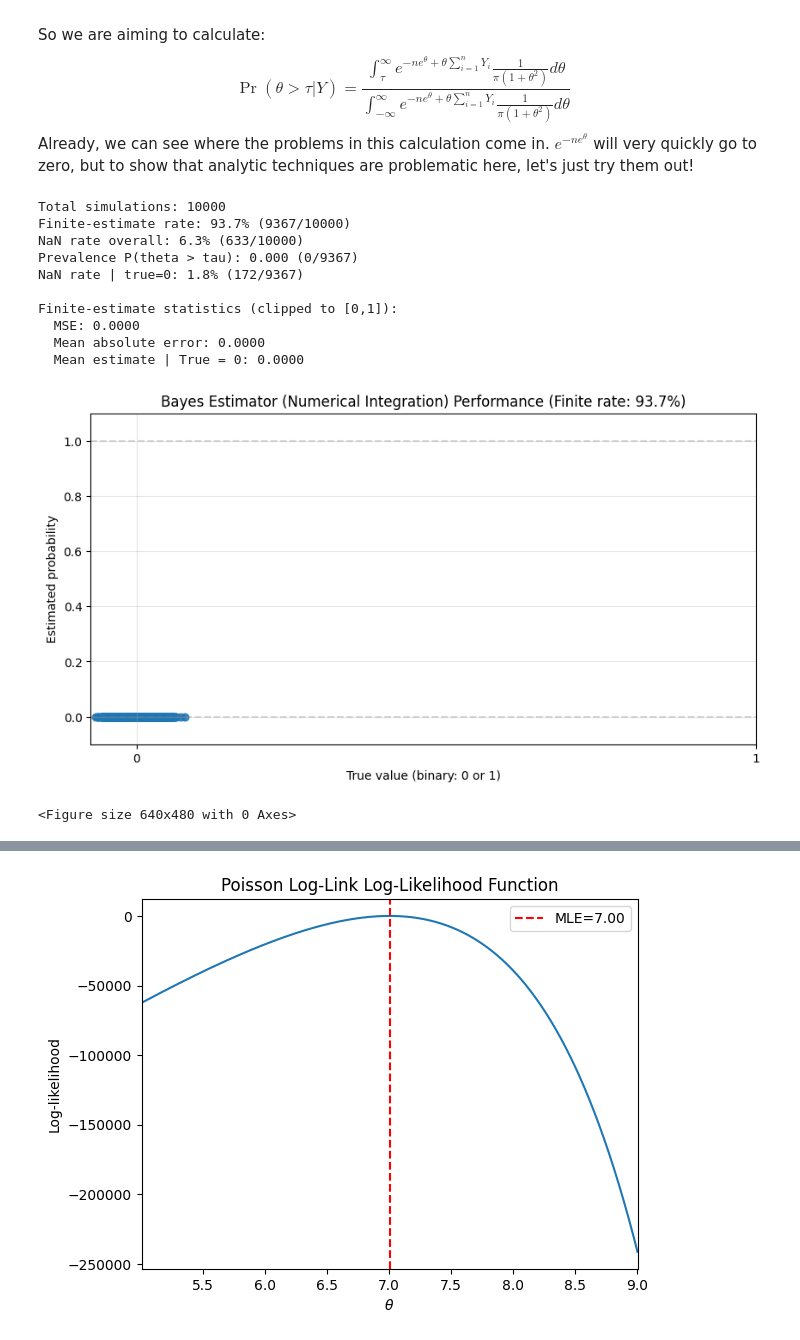
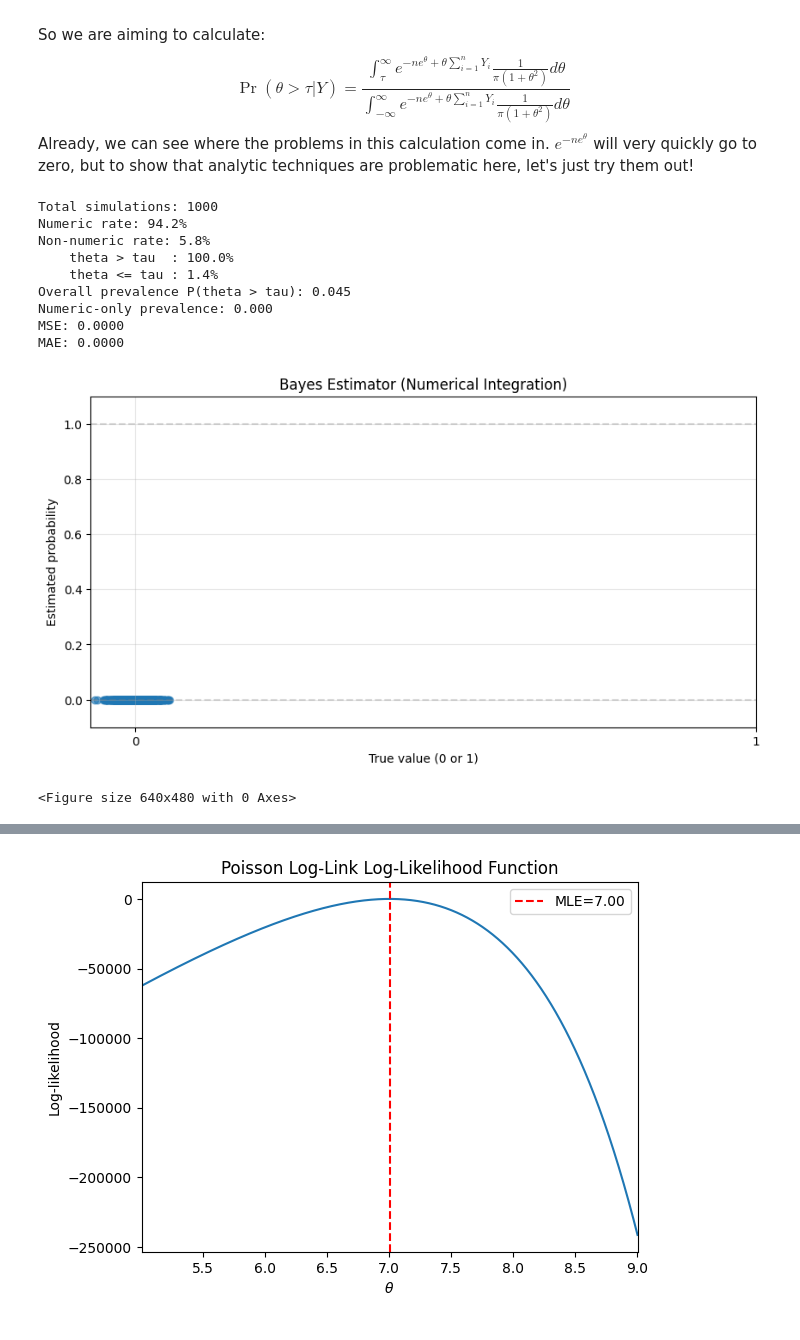
Before and after one commit to andrewlys/andrewlys.github.io, a Jupyter notebook: blog_posts/MCMC Tutorial/is_rs.ipynb, the cells around one changed output, grey strips where cells are left out. Saved outputs shown, nothing was run; the diff lists cells and outputs as text; code cells hidden in the pictures.

```diff
--- a/blog_posts/MCMC Tutorial/is_rs.ipynb
+++ b/blog_posts/MCMC Tutorial/is_rs.ipynb
@@ -141,6 +87,5 @@ def sum_res_cauchy(results, method_name="Bayes Estimator"):
 # %%
-def num_est_sim_cauchy(Y=None, tau=6, N=50):
-    p_true = np.nan
+def num_est_sim_cauchy(Y=None, tau=6, N=50, M=None, p_true=None):
     if Y is None:
         theta = rng.standard_cauchy()
         lam = np.clip(np.exp(theta), 1e-10, 1e10)
@@ -159,22 +104,20 @@ def num_est_sim_cauchy(Y=None, tau=6, N=50):
 
     num, _ = quad(integrand, tau, np.inf)
     denom, _ = quad(integrand, -np.inf, np.inf)
-    p_hat = num / denom
+    p_hat = np.clip(num / denom, 0, 1)
     return {"p": p_true, "p_hat": p_hat}
 # %%
-results = run_sims_cauchy(method="numerical", num_sim=10000)
-sum_res_cauchy(results, method_name = "Bayes Estimator (Numerical Integration)")
+sum_res_cauchy(run_sims_cauchy(method=num_est_sim_cauchy, num_sim=1000), method_name = "Bayes Estimator (Numerical Integration)")
 # %% [output]
-Total simulations: 10000
-Finite-estimate rate: 93.7% (9367/10000)
-NaN rate overall: 6.3% (633/10000)
-Prevalence P(theta > tau): 0.000 (0/9367)
-NaN rate | true=0: 1.8% (172/9367)
-
-Finite-estimate statistics (clipped to [0,1]):
-  MSE: 0.0000
-  Mean absolute error: 0.0000
-  Mean estimate | True = 0: 0.0000
+Total simulations: 1000
+Numeric rate: 94.2%
+Non-numeric rate: 5.8%
+    theta > tau  : 100.0%
+    theta <= tau : 1.4%
+Overall prevalence P(theta > tau): 0.045
+Numeric-only prevalence: 0.000
+MSE: 0.0000
+MAE: 0.0000
-[figure, old version]
+[figure, new version]
 <Figure size 640x480 with 0 Axes>
 # %% [markdown]
```
Also changed, not shown: parts of 16 cells of this notebook, 1 other file.
